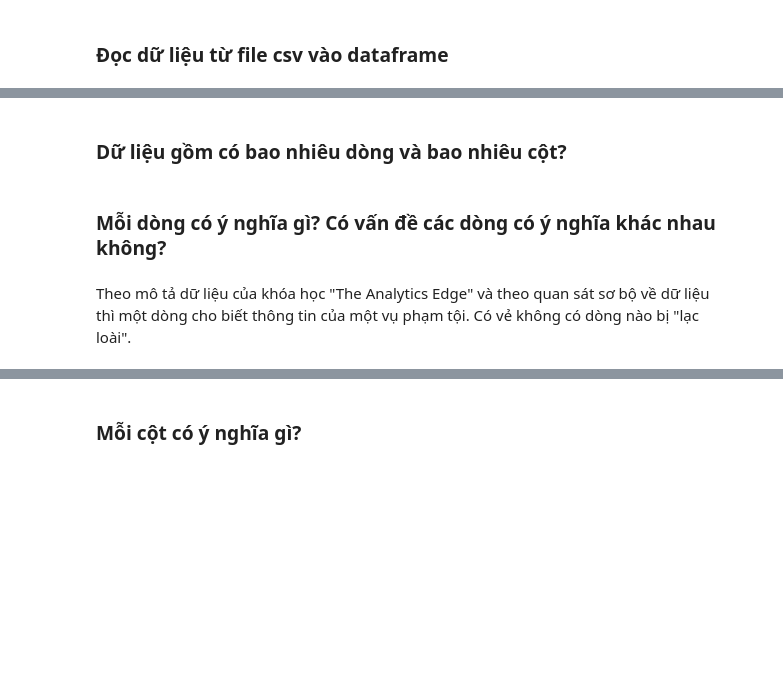
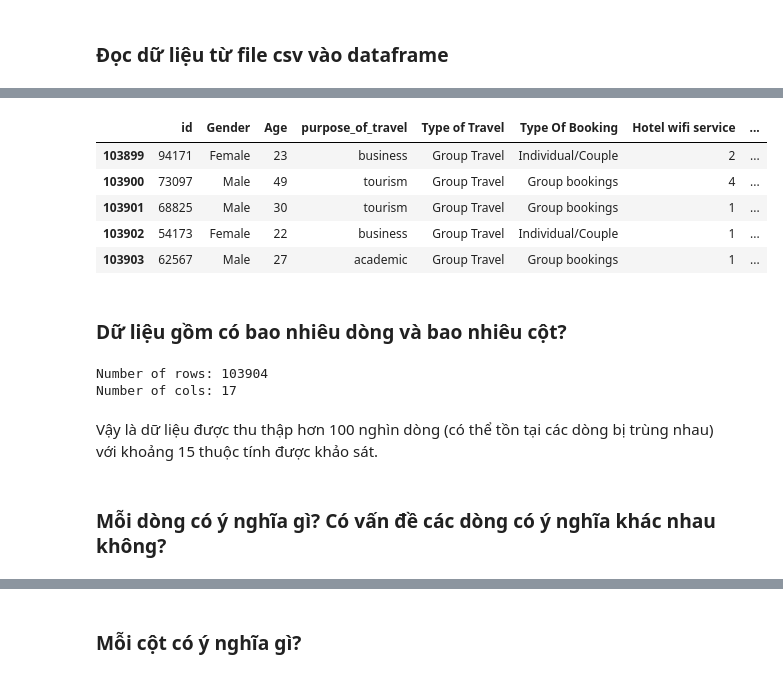
Before and after one commit to SyThuan1803/Data_Science_Proramming_FinalProject, a Jupyter notebook: final_project.ipynb, the cells around one changed output, grey strips where cells are left out. Cells and saved outputs as stored; diff of their text form; code cells hidden in the pictures; blank space fills up the shorter version.

```diff
--- a/final_project.ipynb
+++ b/final_project.ipynb
@@ -39,6 +101,23 @@
+# %%
+ehs_df.tail()
+# %% [output]
+|  | id | Gender | Age | purpose_of_travel | Type of Travel | Type Of Booking | Hotel wifi service | ... |
+| 103899 | 94171 | Female | 23 | business | Group Travel | Individual/Couple | 2 | ... |
+| 103900 | 73097 | Male | 49 | tourism | Group Travel | Group bookings | 4 | ... |
+| 103901 | 68825 | Male | 30 | tourism | Group Travel | Group bookings | 1 | ... |
+| 103902 | 54173 | Female | 22 | business | Group Travel | Individual/Couple | 1 | ... |
+| 103903 | 62567 | Male | 27 | academic | Group Travel | Group bookings | 1 | ... |
 # %% [markdown]
 ### Dữ liệu gồm có bao nhiêu dòng và bao nhiêu cột?
+# %%
+num_rows = len(ehs_df.index)
+num_cols = len(ehs_df.columns)
+print(f'Number of rows: {num_rows}')
+print(f'Number of cols: {num_cols}')
+# %% [output]
+Number of rows: 103904
+Number of cols: 17
+# %% [markdown]
+Vậy là dữ liệu được thu thập hơn 100 nghìn dòng (có thể tồn tại các dòng bị trùng nhau) với khoảng 15 thuộc tính được khảo sát.
 # %% [markdown]
 ### Mỗi dòng có ý nghĩa gì? Có vấn đề các dòng có ý nghĩa khác nhau không?
-# %% [markdown]
-Theo mô tả dữ liệu của khóa học "The Analytics Edge" và theo quan sát sơ bộ về dữ liệu thì một dòng cho biết thông tin của một vụ phạm tội. Có vẻ không có dòng nào bị "lạc loài".
```
Also changed, not shown: parts of 39 cells of this notebook.
